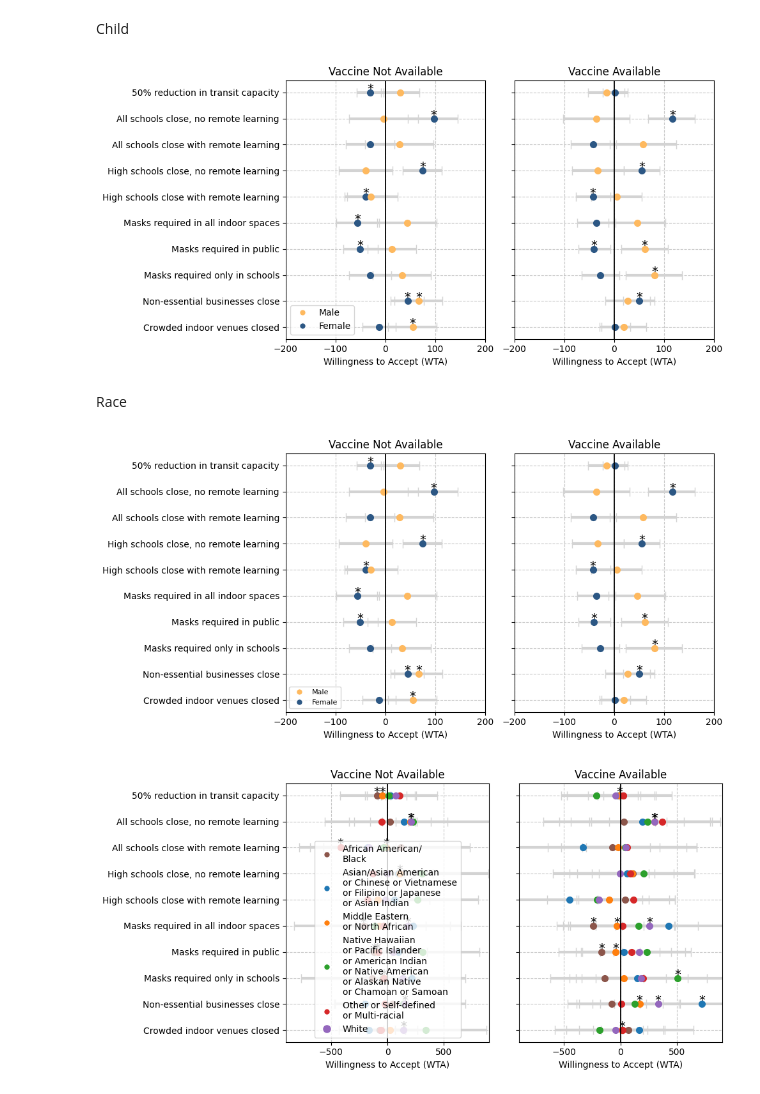
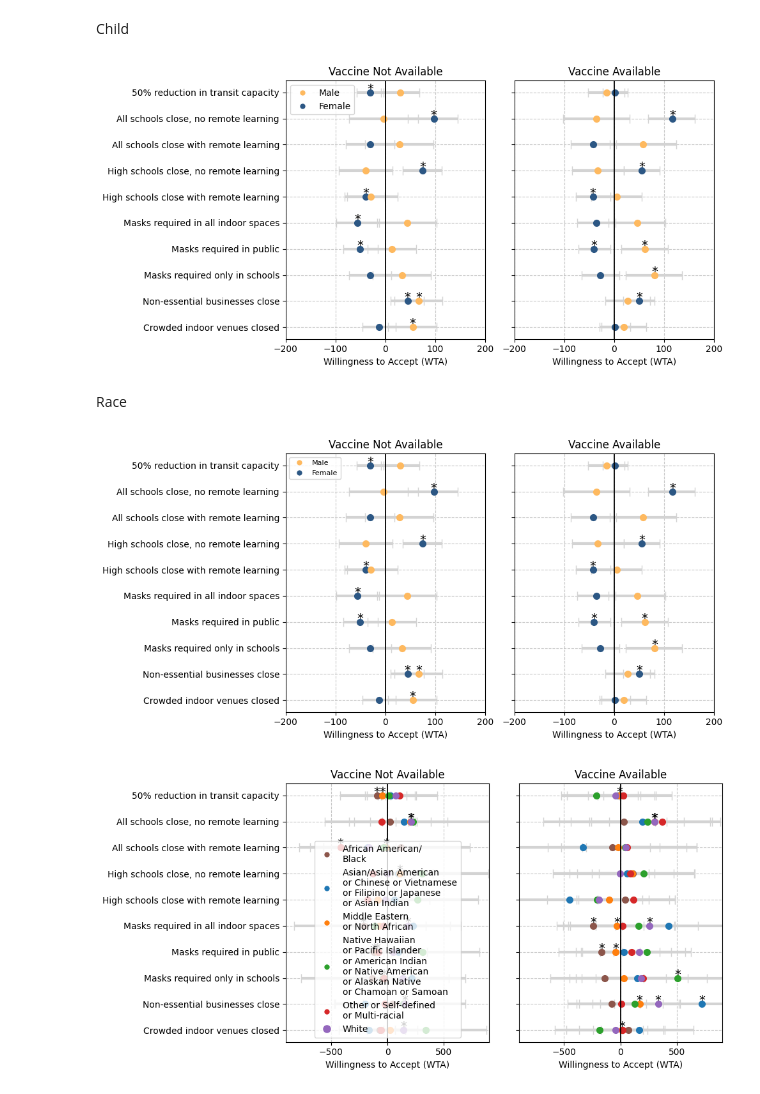
Before and after one commit to yaesoubilab/dces_for_npis, a Jupyter notebook: graphs_for_Reza.ipynb, the cells around one changed output. Saved outputs shown, nothing was run; the diff lists cells and outputs as text; code cells hidden in the pictures.

```diff
--- a/graphs_for_Reza.ipynb
+++ b/graphs_for_Reza.ipynb
@@ -408,35 +408,35 @@ ax[0].set_title('Vaccine Not Available')
 ax[0].set_xlabel('Willingness to Accept (WTA)')
 
 legend_elements = [
     Line2D([0], [0], marker='o', color='w', label='Male', markerfacecolor='#FEB95F', markersize=MARKER_SIZE),
     Line2D([0], [0], marker='o', color='w', label='Female', markerfacecolor='#2C5784', markersize=MARKER_SIZE),
 ]
 
-ax[0].legend(handles=legend_elements, loc='best')
+ax[0].legend(handles=legend_elements, loc='upper left')
 
 # Plot the filtered WTP and their confidence intervals on the second axis
 ax[1].errorbar(wtp_vaccine, x_wtp_gender,  xerr=[results_gender_vaccine_filtered['WTP_mean'] - results_gender_vaccine_filtered['WTP_CI_lower'], results_gender_vaccine_filtered['WTP_CI_upper'] - results_gender_vaccine_filtered['WTP_mean']], fmt='none', color='black', ecolor='lightgray', elinewidth=3, capsize=5)
 for i in range(len(wtp_vaccine)):
     ax[1].plot(wtp_vaccine[i], x_wtp_gender[i], 'o', color = colors_coef_gender[i], markersize=MARKER_SIZE)
 for i, p in enumerate(p_values_vaccine):
     if p < 0.05:
         ax[1].text(wtp_vaccine[i] + 0.001, x_wtp_gender[i],  '*', color='black', fontsize=14, ha='center')
 
 ax[1].set_ylabel('', fontsize=14)
 ax[1].set_yticks(np.arange(len(x_lab_single_plots)))
 ax[1].set_yticklabels("", rotation=0, ha='right', fontsize=10)
 ax[1].grid(True, linestyle='--', alpha=0.7)
 ax[1].set_xlim(WTP_X_RANGE)
 ax[1].set_title('Vaccine Available')
 ax[1].set_xlabel('Willingness to Accept (WTA)')
 
 ax[1].axvline(x=0, color='black', linestyle='-', linewidth=1.3)
 
 plt.tight_layout(w_pad=1.0)
 
 plt.savefig('WTP_gender_both.png')
 # %% [output]
-[figure, old version]
+[figure, new version]
 # %% [markdown]
 Race
 # %%
@@ -508,7 +508,7 @@ legend_elements = [
     Line2D([0], [0], marker='o', color='w', label='Female', markerfacecolor='#2C5784', markersize=MARKER_SIZE),
 ]
 
-ax[0].legend(handles=legend_elements, loc='lower left', fontsize=8)
+ax[0].legend(handles=legend_elements, loc='upper left', fontsize=8)
 
 # Plot the filtered WTP and their confidence intervals on the second axis
 ax[1].errorbar(wtp_vaccine, x_wtp_gender,  xerr=[results_gender_vaccine_filtered['WTP_mean'] - results_gender_vaccine_filtered['WTP_CI_lower'], results_gender_vaccine_filtered['WTP_CI_upper'] - results_gender_vaccine_filtered['WTP_mean']], fmt='none', color='black', ecolor='lightgray', elinewidth=3, capsize=5)
@@ -532,7 +532,7 @@ plt.tight_layout(w_pad=1.0)
 
 plt.savefig('WTP_gender_both.png')
 # %% [output]
-[figure, old version]
+[figure, new version]
 # %%
 fig, ax = plt.subplots(1, 2, figsize=FIG_SIZE)
 
```
Also changed, not shown: parts of 3 cells of this notebook, 4 other files.
